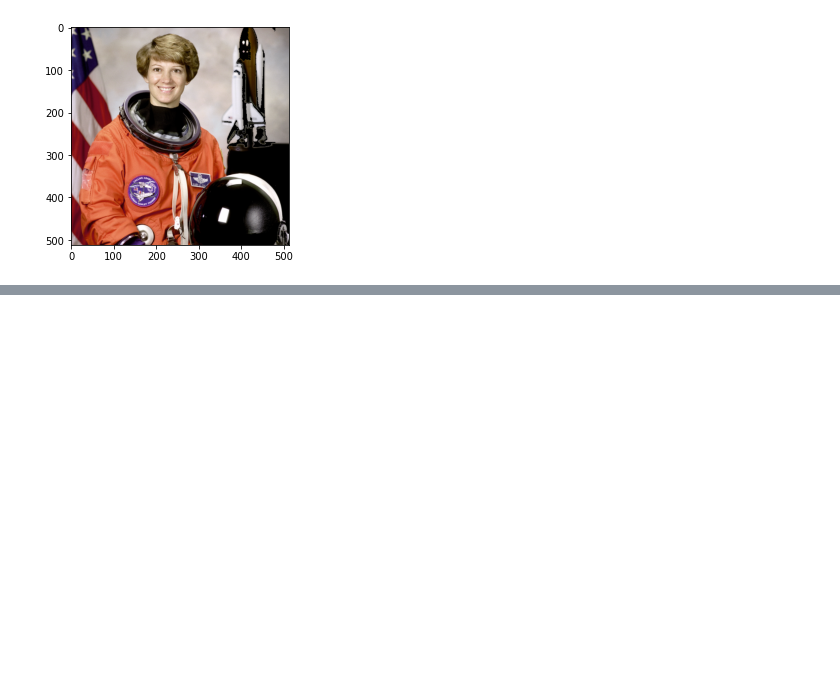
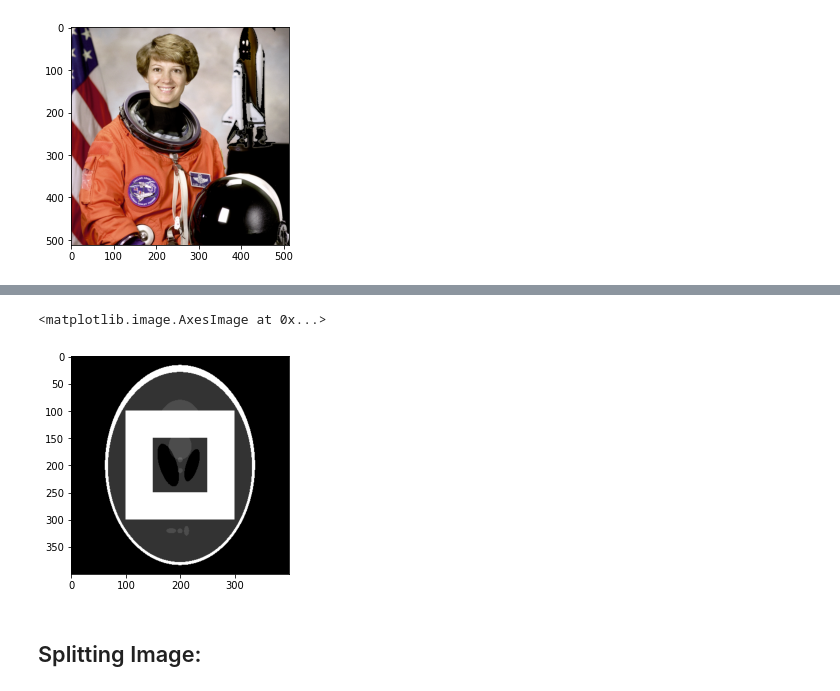
Before and after one commit to bhadreshpsavani/ExploringDataScience, a Jupyter notebook: DataScience_Numpy.ipynb, the cells around one changed output, grey strips where cells are left out. Drawn from its saved outputs; the diff is of its cells as text; code cells hidden in the pictures; blank space fills up the shorter version.

```diff
--- a/DataScience_Numpy.ipynb
+++ b/DataScience_Numpy.ipynb
@@ -380,0 +398,13 @@ img = np.fliplr(img)
+# %%
+binary_seq = np.tile([1, 0], 200)
+img_phantom_cmp = img.compress(binary_seq, axis=0) # across rows
+img_phantom_cmp = img_phantom_cmp.compress(binary_seq, axis=1) # across columns
+img_phathom_pad = np.zeros((200, 200, 3))+255
+img_phathom_pad[50:150, 50:150] = img_phantom_cmp[50:150, 50:150]
+img[100:300, 100:300] = img_phathom_pad
+plt.imshow(img)
+# %% [output]
+<matplotlib.image.AxesImage at 0x...>
+[figure, added]
+# %% [markdown]
+## Splitting Image:
```
Also changed, not shown: parts of 27 cells of this notebook.
